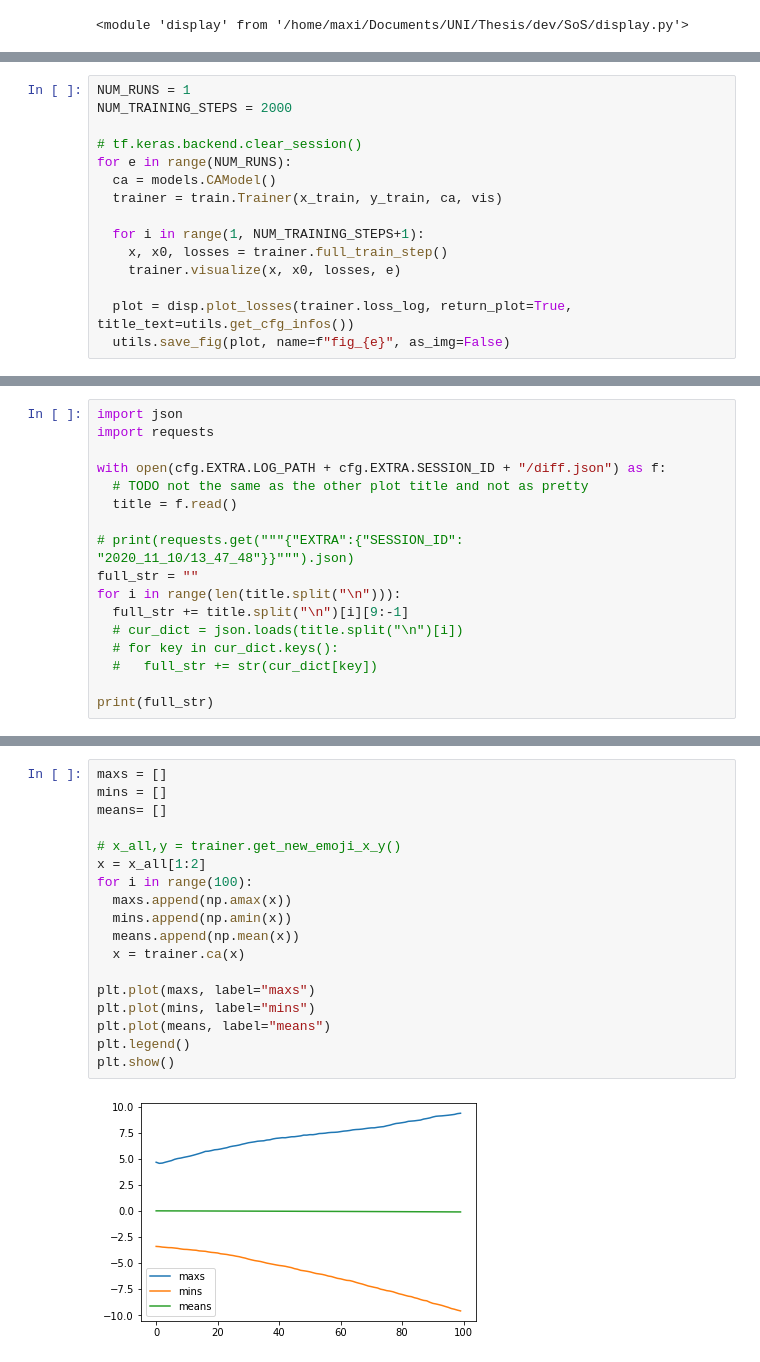
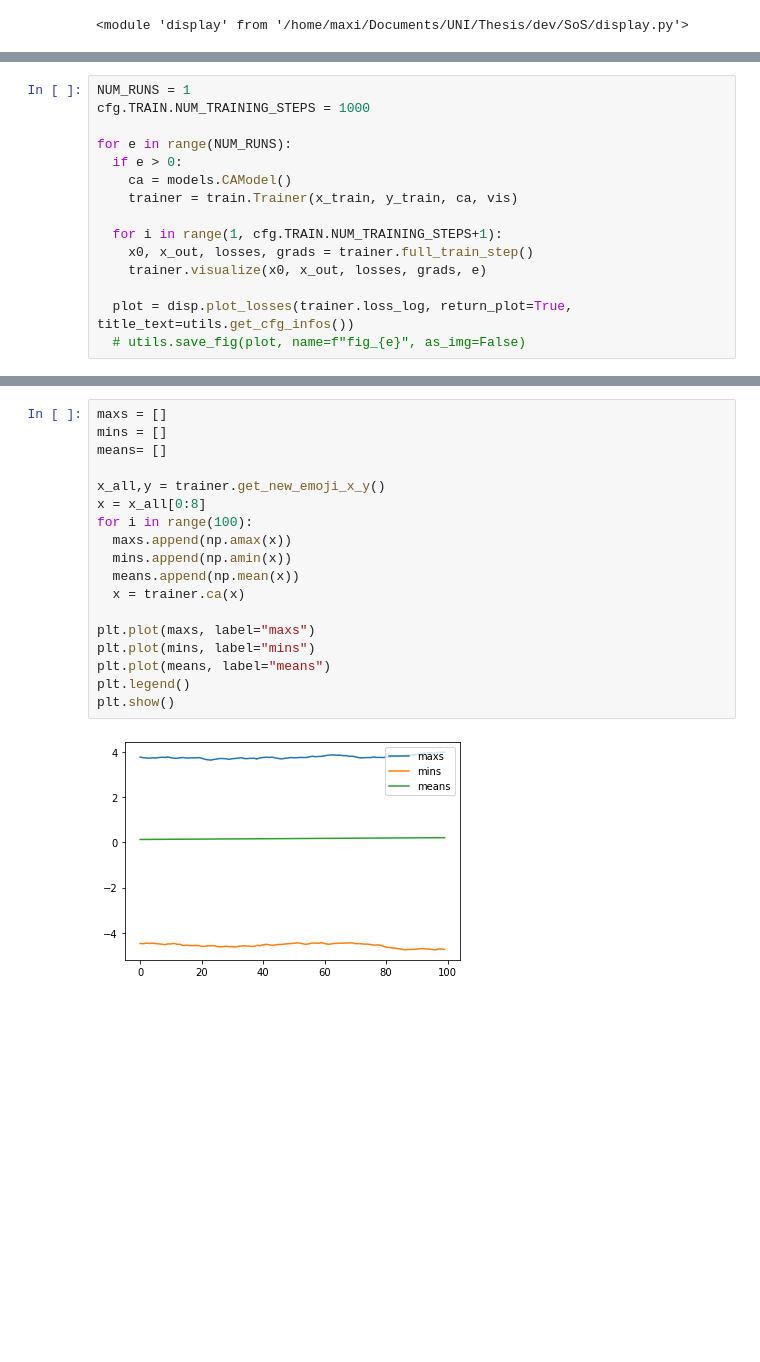
Before and after one commit to I3lacx/SoS, a Jupyter notebook: main.ipynb, the cells around one changed output, grey strips where cells are left out. Saved outputs shown, nothing was run; the diff lists cells and outputs as text; blank space fills up the shorter version.

Commit message:
added several config options to change model or how its trained

```diff
--- a/main.ipynb
+++ b/main.ipynb
@@ -72,16 +75,16 @@ dmodel:  None
 # %%
 NUM_RUNS = 1
-NUM_TRAINING_STEPS = 2000
+cfg.TRAIN.NUM_TRAINING_STEPS = 1000
 
-# tf.keras.backend.clear_session()
 for e in range(NUM_RUNS):
-  ca = models.CAModel()
-  trainer = train.Trainer(x_train, y_train, ca, vis)
+  if e > 0:
+    ca = models.CAModel()
+    trainer = train.Trainer(x_train, y_train, ca, vis)
 
-  for i in range(1, NUM_TRAINING_STEPS+1):
-    x, x0, losses = trainer.full_train_step()
-    trainer.visualize(x, x0, losses, e)
+  for i in range(1, cfg.TRAIN.NUM_TRAINING_STEPS+1):
+    x0, x_out, losses, grads = trainer.full_train_step()
+    trainer.visualize(x0, x_out, losses, grads, e)
 
   plot = disp.plot_losses(trainer.loss_log, return_plot=True, title_text=utils.get_cfg_infos())
-  utils.save_fig(plot, name=f"fig_{e}", as_img=False)
+  # utils.save_fig(plot, name=f"fig_{e}", as_img=False)
 # %% [output]
@@ -99,17 +106,0 @@ plot
-# %%
-import json
-import requests
-
-with open(cfg.EXTRA.LOG_PATH + cfg.EXTRA.SESSION_ID + "/diff.json") as f:
-  # TODO not the same as the other plot title and not as pretty
-  title = f.read()
-
-# print(requests.get("""{"EXTRA":{"SESSION_ID": "2020_11_10/13_47_48"}}""").json)
-full_str = ""
-for i in range(len(title.split("\n"))):
-  full_str += title.split("\n")[i][9:-1]
-  # cur_dict = json.loads(title.split("\n")[i])
-  # for key in cur_dict.keys():
-  #   full_str += str(cur_dict[key])
-
-print(full_str)
@@ -197,20 +175,20 @@ disp.show_simple_run(x_big, trainer.ca, cfg.WORLD.CA_STEP_RANGE[0] + 150 , only_
 # %%
 maxs = []
 mins = []
 means= []
 
-# x_all,y = trainer.get_new_emoji_x_y()
-x = x_all[1:2]
+x_all,y = trainer.get_new_emoji_x_y()
+x = x_all[0:8]
 for i in range(100):
   maxs.append(np.amax(x))
   mins.append(np.amin(x))
   means.append(np.mean(x))
   x = trainer.ca(x)
 
 plt.plot(maxs, label="maxs")
 plt.plot(mins, label="mins")
 plt.plot(means, label="means")
 plt.legend()
 plt.show()
 # %% [output]
-[figure, old version]
+[figure, new version]
```
Also changed, not shown: parts of 17 cells of this notebook, 5 other files.
